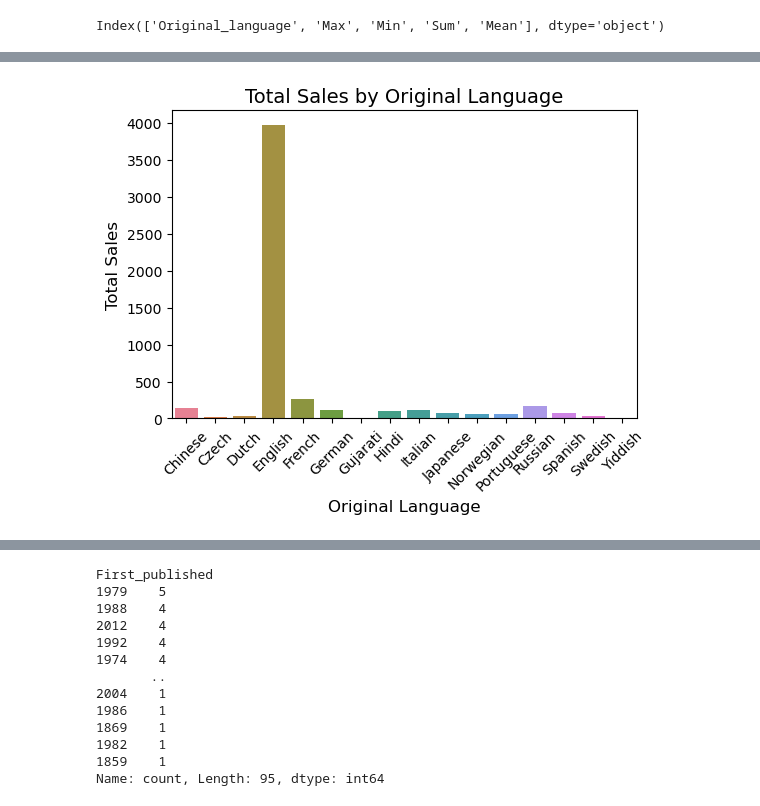
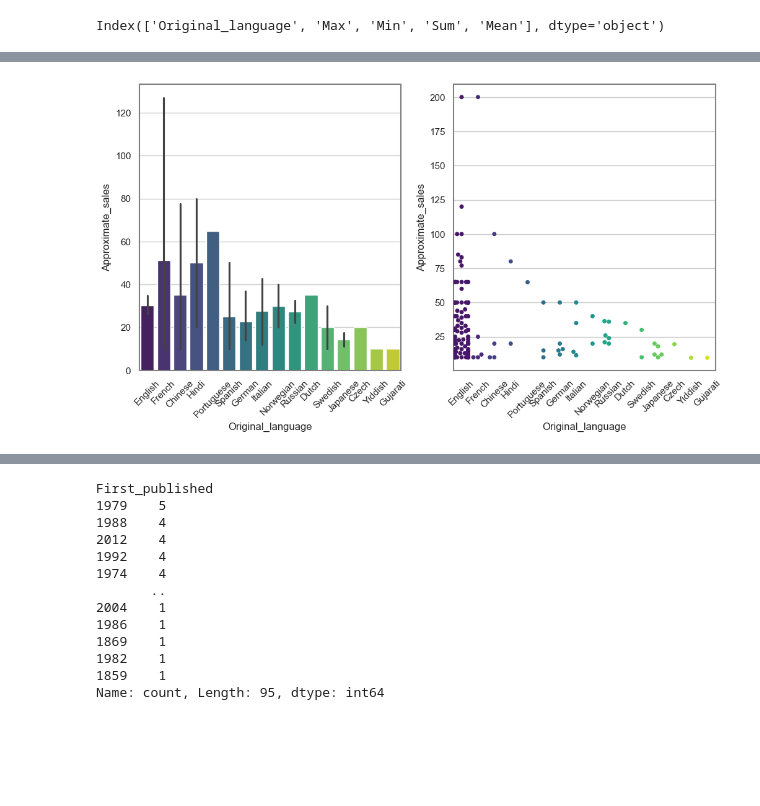
Before and after one commit to FatmagulKadioglu/Exploring-Trends-In-Global-Book-Sales, a Jupyter notebook: Best_Selling_Books.ipynb, the cells around one changed output, grey strips where cells are left out. Drawn from its saved outputs; the diff is of its cells as text; code cells hidden in the pictures; blank space fills up the shorter version.

```diff
--- a/Best_Selling_Books.ipynb
+++ b/Best_Selling_Books.ipynb
@@ -382,10 +355,14 @@ plt.show()
-# %%
-plt.figure(figsize=(6, 4))
-sns.barplot(x="Original_language", y='Sum', data=language_sales, palette="husl")
-plt.xticks(rotation=45)
-plt.title("Total Sales by Original Language", fontsize=14)
-plt.xlabel("Original Language", fontsize=12)
-plt.ylabel("Total Sales", fontsize=12)
-plt.show()
-# %% [output]
-[figure, removed]
+# %%
+plt.figure(figsize=(12,6))
+
+plt.subplot(1,2,1)
+sns.barplot(x='Original_language', y='Approximate_sales', data=df, palette='viridis')
+plt.xticks(rotation=45)
+
+
+plt.subplot(1,2,2)
+sns.swarmplot(x=df.Original_language,y=df.Approximate_sales,palette="viridis")
+plt.xticks(rotation=45)
+plt.show()
+# %% [output]
+[figure, added]
```
Also changed, not shown: parts of 28 cells of this notebook.
